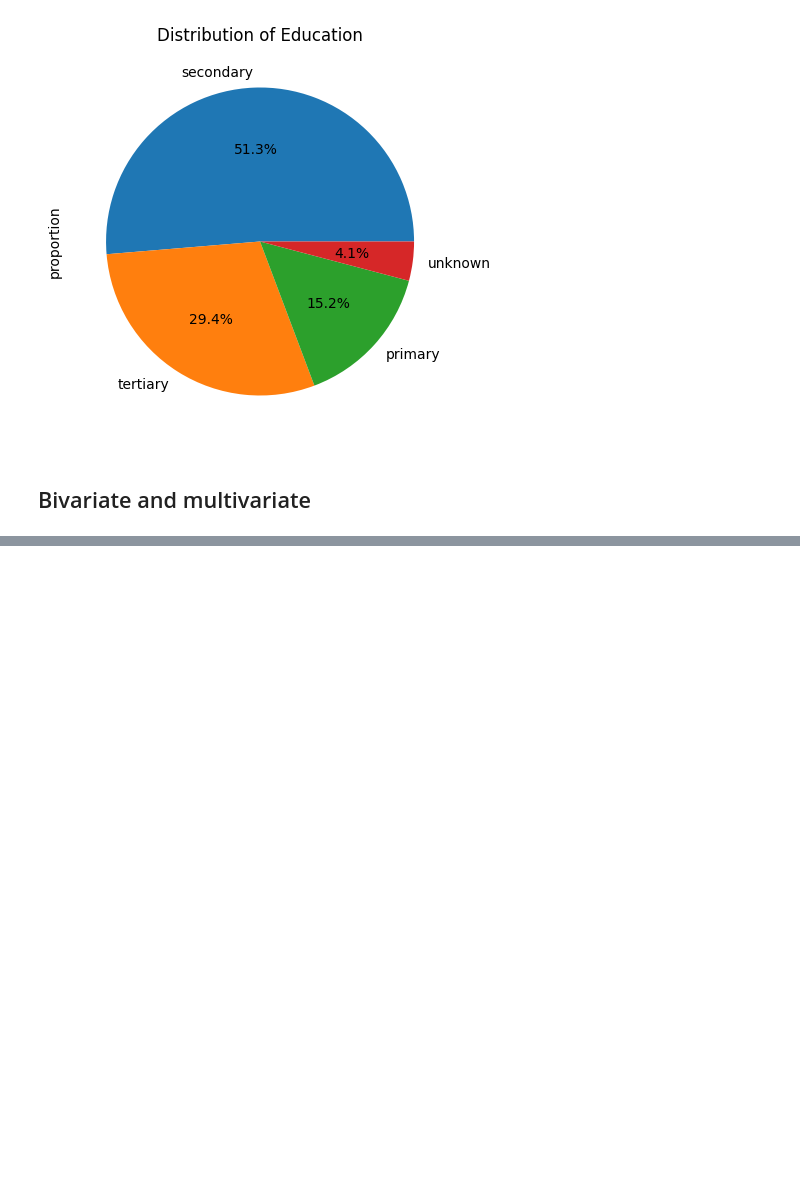
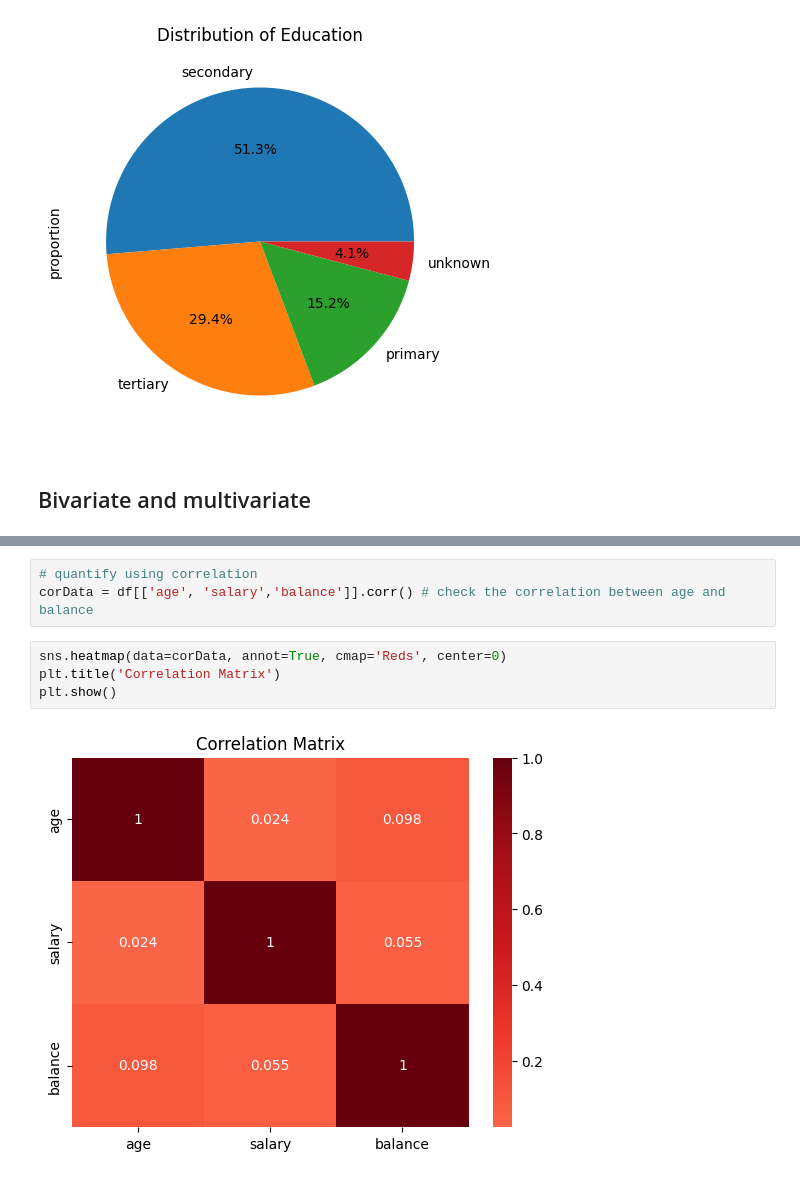
Before and after one commit to TalJa1/dc_practice, a Jupyter notebook: learning/data_toolkits.ipynb, the cells around one changed output, grey strips where cells are left out. Saved outputs shown, nothing was run; the diff lists cells and outputs as text; blank space fills up the shorter version.

```diff
--- a/learning/data_toolkits.ipynb
+++ b/learning/data_toolkits.ipynb
@@ -272,0 +285,9 @@ df['education'].value_counts(normalize=True).plot.pie(
+# %%
+# quantify using correlation
+corData = df[['age', 'salary','balance']].corr() # check the correlation between age and balance
+# %%
+sns.heatmap(data=corData, annot=True, cmap='Reds', center=0)
+plt.title('Correlation Matrix')
+plt.show()
+# %% [output]
+[figure, added]
```
Also changed, not shown: parts of 2 cells of this notebook, 1 other file.
